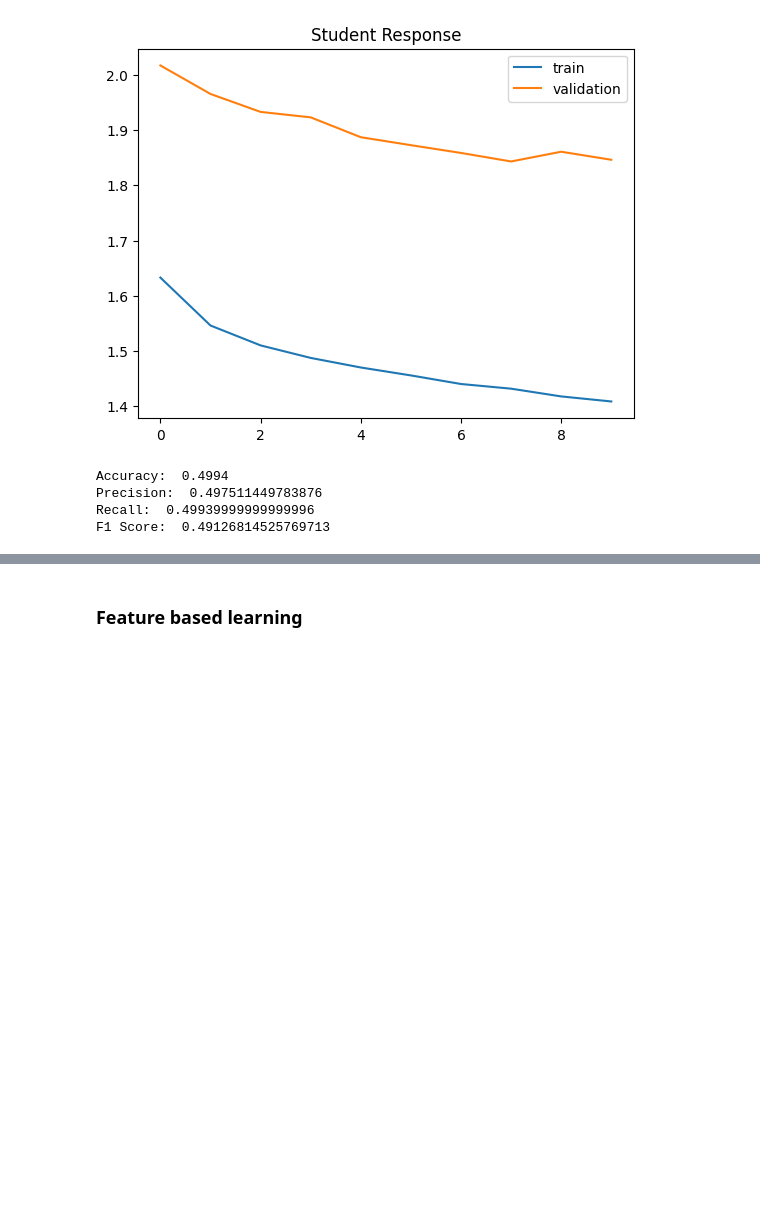
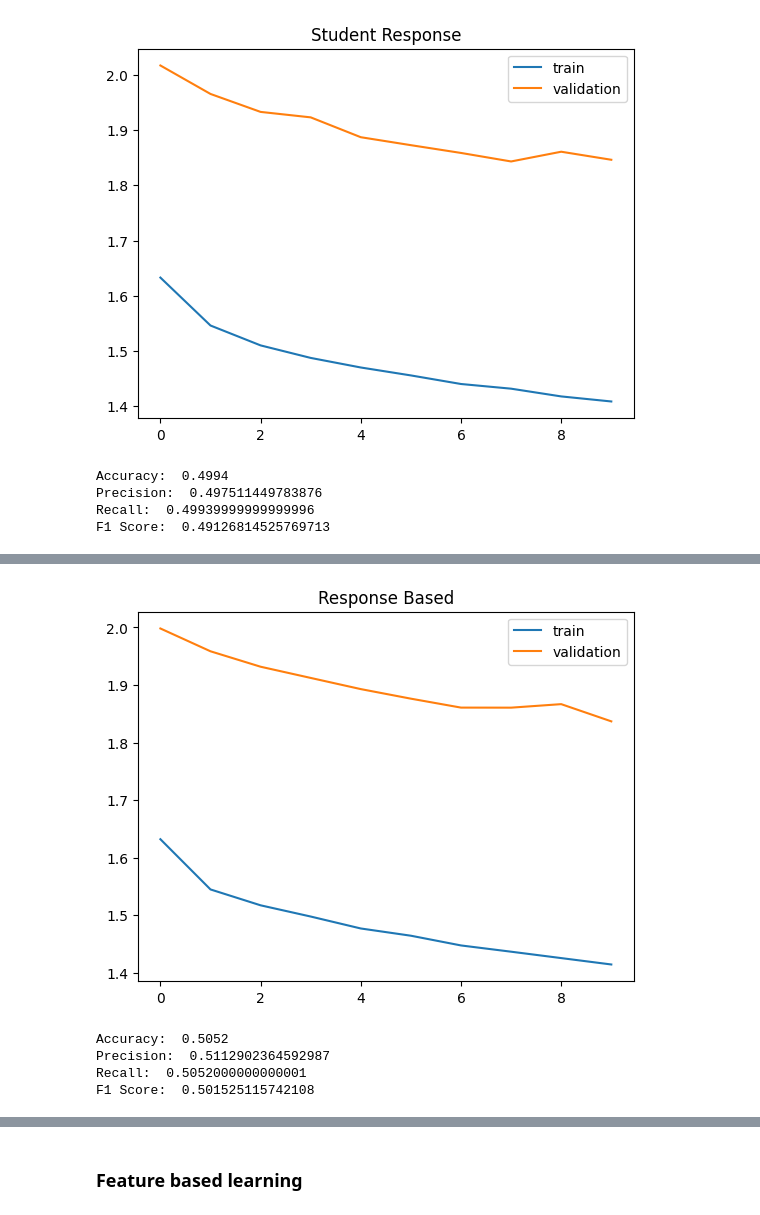
Before and after one commit to hitesh05/Knowledge-Distillation, a Jupyter notebook: ipynb_file/KD_Smai_Project_final.ipynb, the cells around one changed output, grey strips where cells are left out. Drawn from its saved outputs; the diff is of its cells as text; code cells hidden in the pictures; blank space fills up the shorter version.

```diff
--- a/ipynb_file/KD_Smai_Project.ipynb
+++ b/ipynb_file/KD_Smai_Project_final.ipynb
@@ -665,0 +696,5 @@ F1 Score:  0.49126814525769713
+# %%
+# alpha = 0.2, T = 5
+resp_ch = Student().to(device)
+resp_ch, train_loss, val_loss = distiller(teacher, resp_ch, alpha=0.2, temperature=5, is_KD_train=True)
+# %% [output]
@@ -665,0 +711,13 @@ F1 Score:  0.49126814525769713
+[figure, added]
+# %%
+# Check metrics
+acc,p,re,f1 = get_metrics(resp_ch)
+print("Accuracy: ", acc)
+print("Precision: ", p)
+print("Recall: ", re)
+print("F1 Score: ", f1)
+# %% [output]
+Accuracy:  0.5052
+Precision:  0.5112902364592987
+Recall:  0.5052000000000001
+F1 Score:  0.501525115742108
```
Also changed, not shown: parts of 12 cells of this notebook, 1 other file.
